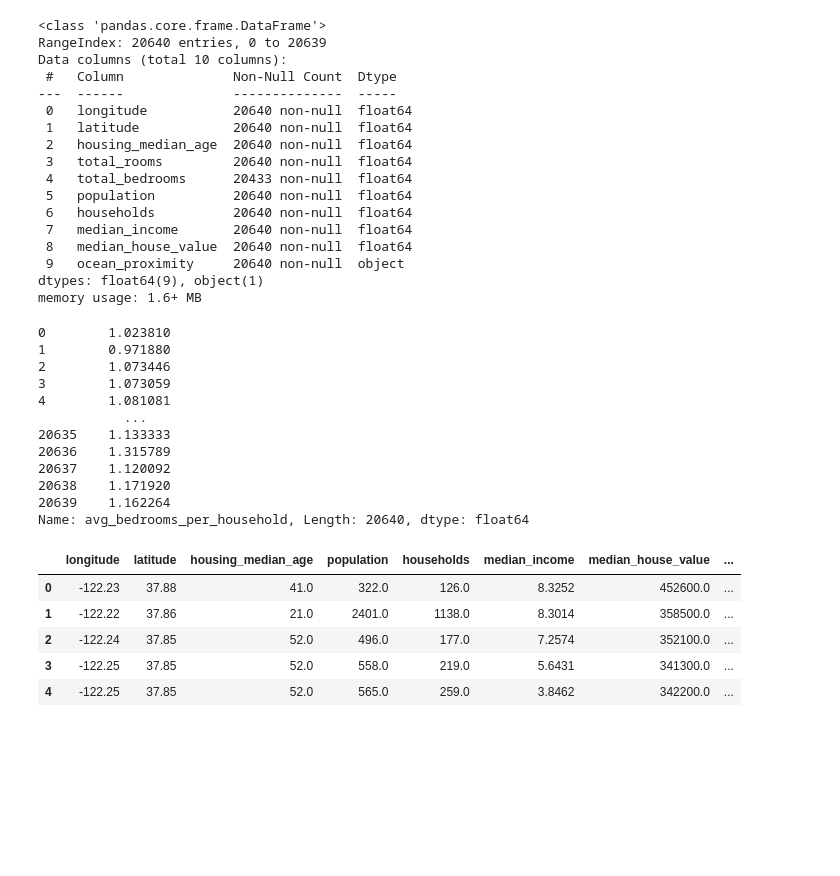
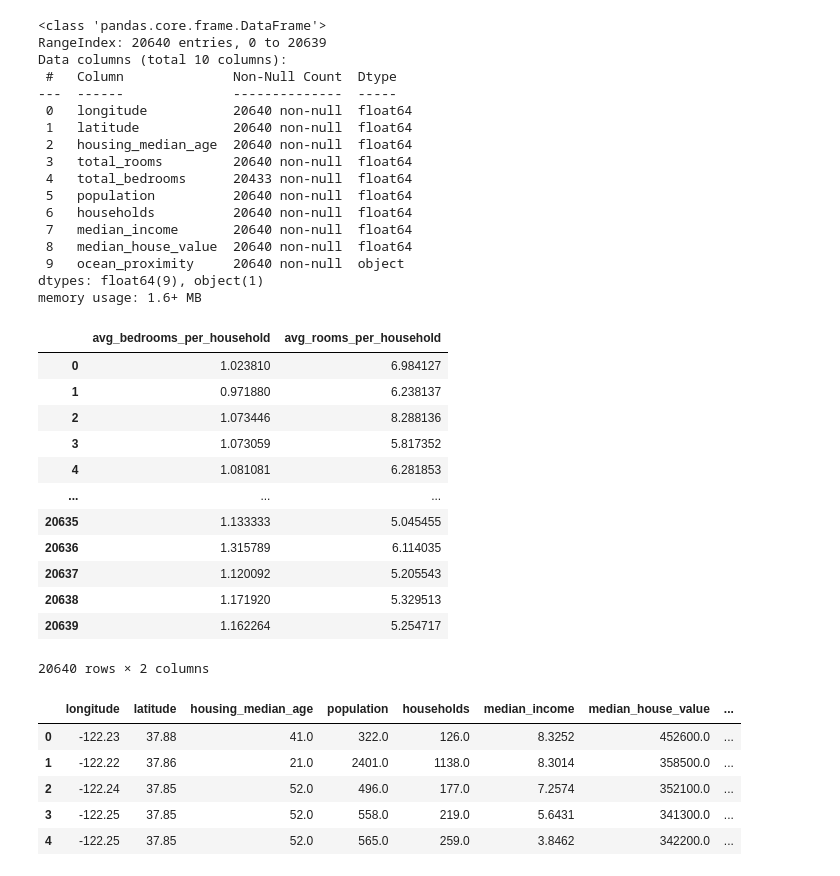
Before and after one commit to BrianLee0529/Project_4_group_3, a Jupyter notebook: cleaning_EDA.ipynb, the cells around one changed output. Saved outputs shown, nothing was run; the diff lists cells and outputs as text; code cells hidden in the pictures; blank space fills up the shorter version.

```diff
--- a/cleaning_EDA.ipynb
+++ b/cleaning_EDA.ipynb
@@ -29,23 +29,24 @@ memory usage: 1.6+ MB
 # %%
 result_1=house_df['total_rooms']/house_df['households']
 house_df['avg_rooms_per_household']=result_1
 result=house_df['total_bedrooms']/house_df['households']
 house_df['avg_bedrooms_per_household']=result
 
-house_df['avg_bedrooms_per_household']
+house_df[['avg_bedrooms_per_household','avg_rooms_per_household']]
 # %% [output]
+|  | avg_bedrooms_per_household | avg_rooms_per_household |
+| 0 | 1.023810 | 6.984127 |
+| 1 | 0.971880 | 6.238137 |
+| 2 | 1.073446 | 8.288136 |
+| 3 | 1.073059 | 5.817352 |
+| 4 | 1.081081 | 6.281853 |
+| ... | ... | ... |
+| 20635 | 1.133333 | 5.045455 |
+| 20636 | 1.315789 | 6.114035 |
+| 20637 | 1.120092 | 5.205543 |
+| 20638 | 1.171920 | 5.329513 |
+| 20639 | 1.162264 | 5.254717 |
-0        1.023810
-1        0.971880
-2        1.073446
-3        1.073059
-4        1.081081
-           ...
-20635    1.133333
-20636    1.315789
-20637    1.120092
-20638    1.171920
-20639    1.162264
-Name: avg_bedrooms_per_household, Length: 20640, dtype: float64
+20640 rows × 2 columns
 # %%
 new_house_df=house_df.drop(['total_rooms','total_bedrooms'],axis=1)
 new_house_df.head()
```
Also changed, not shown: 1 other file.
